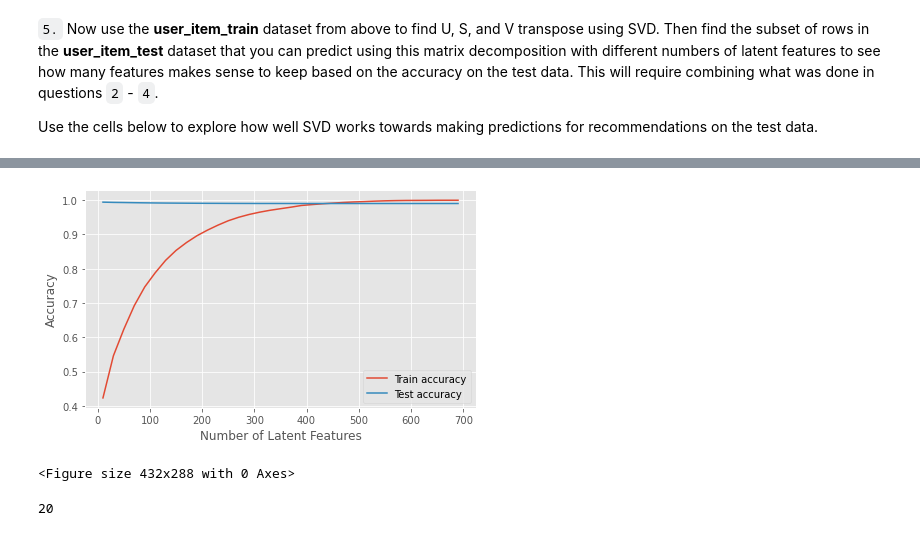
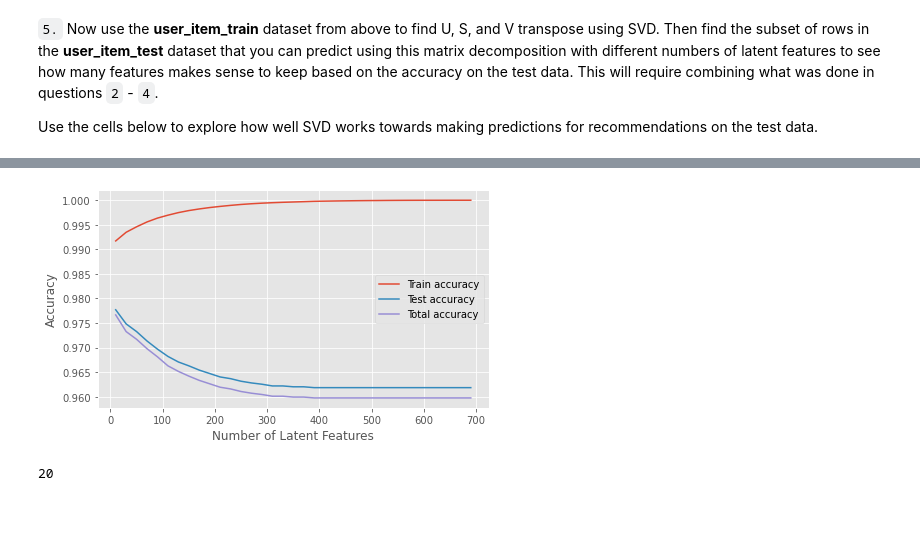
Before and after one commit to 0xArwa/Recommendations-with-IBM, a Jupyter notebook: Recommendations_with_IBM.ipynb, the cells around one changed output, grey strips where cells are left out. Drawn from its saved outputs; the diff is of its cells as text; code cells hidden in the pictures.

Commit message:
updating after review

```diff
--- a/Recommendations_with_IBM.ipynb
+++ b/Recommendations_with_IBM.ipynb
@@ -154,4 +154,4 @@ df_content['article_id'].duplicated().sum()
 **d.** The number of user-article interactions in the dataset.
 # %%
 # a: No. of unique articles with user interation
-df['article_id'].nunique()
+a = df['article_id'].nunique()
@@ -881,6 +865,7 @@ latent_features = np.arange(10,700+10,20)
 # empty lists to store errors
 train_err = []
 test_err = []
+total_err = []
 # %%
 # getting rows and columns of train sets
 r = user_item_train.index.isin(test_idx)
@@ -914,40 +899,43 @@ intersection
  2917,
  4204,
  3193]
+# %%
+# updating based on intersection
+user_item_test1 = user_item_test.loc[intersection]
 # %%
 for n in latent_features:
     # restructure with n latent features
     s_train1, u_train1, vt_train1 = np.diag(s_train[:n]), u_train[:, :n], vt_train[:n, :]
     u_test1, vt_test1 = u_test[:, :n], vt_test[:n, :]
 
     # predict by using dot product
     train_pred = np.around(np.dot(np.dot(u_train1, s_train1), vt_train1))
     test_pred = np.around(np.dot(np.dot(u_test1, s_train1), vt_test1))
 
     # computing errors
     diffs_train = np.subtract(user_item_train, train_pred)
-    diffs_test = np.subtract(user_item_test.loc[intersection,:], test_pred)
+    diffs_test = np.subtract(user_item_test1.loc[intersection,:], test_pred)
 
     # total errors
     total_train = np.sum(np.sum(np.abs(diffs_train)))
     total_test = np.sum(np.sum(np.abs(diffs_test)))
 
     train_err.append(total_train)
     test_err.append(total_test)
-
+    total_err.append(1 - ((np.sum(test_pred)+np.sum(np.sum(user_item_test1)))/(user_item_test1.shape[0]*user_item_test1.shape[1])))
 
 # plotting accuracy scores for test and train
 plt.figure(figsize = (7,4))
 # accuracy = (1 - error rate)
-plt.plot(latent_features, 1 - np.array(train_err)/df.shape[0], label='Train accuracy')
-plt.plot(latent_features, 1 - np.array(test_err)/df.shape[0], label='Test accuracy')
+plt.plot(latent_features, 1 - np.array(train_err)/(user_item_train.shape[0]*user_item_train.shape[1]), label='Train accuracy')
+plt.plot(latent_features, 1 - np.array(test_err)/(user_item_test1.shape[0]*user_item_test1.shape[1]), label='Test accuracy')
+plt.plot(latent_features, total_err, label='Total accuracy')
 plt.xlabel('Number of Latent Features')
 plt.ylabel('Accuracy')
 plt.legend()
 plt.show()
 # %% [output]
-[figure, old version]
+[figure, new version]
-<Figure size 432x288 with 0 Axes>
 # %%
 len(intersection)
 # %% [output]
```
Also changed, not shown: parts of 14 cells of this notebook, 1 other file.
